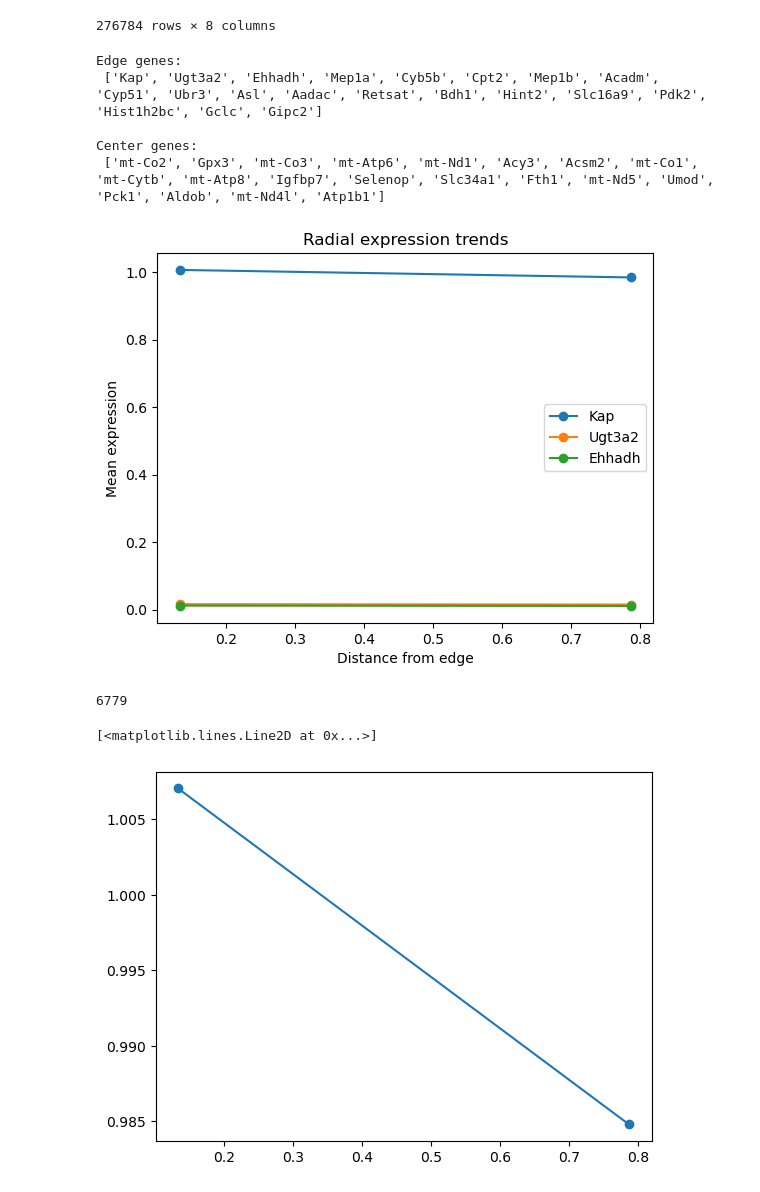
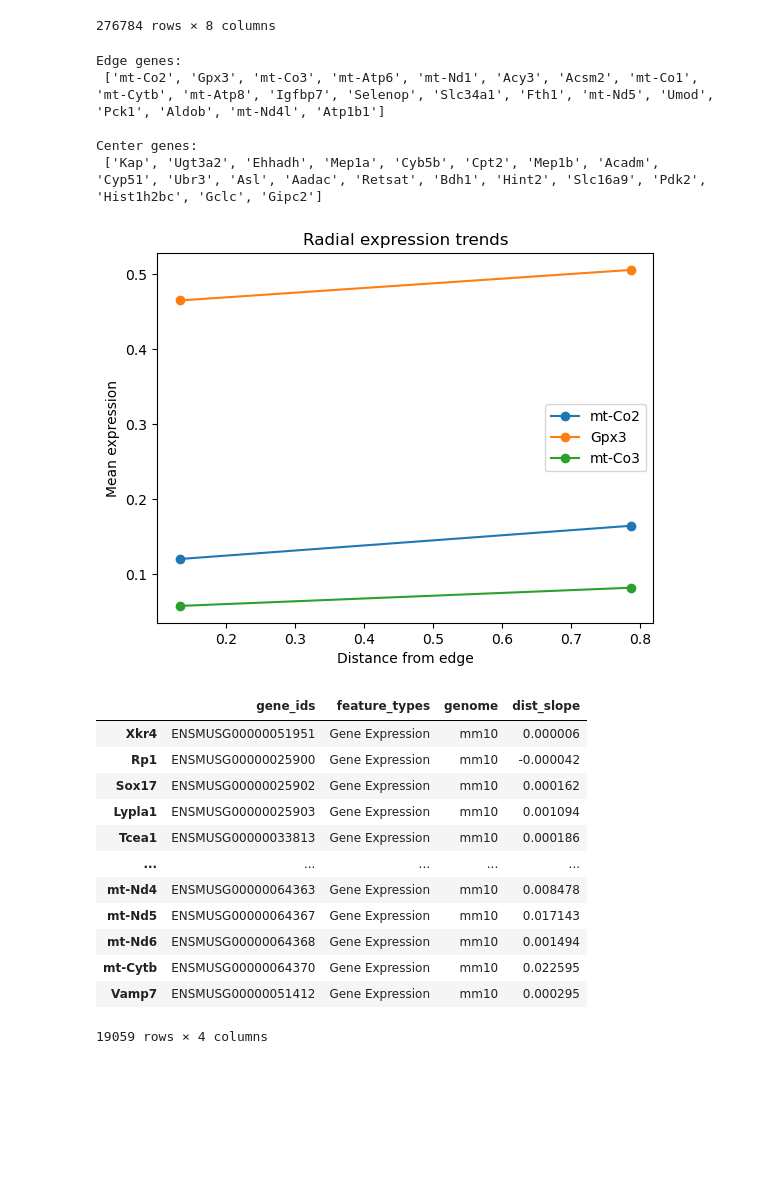
Before and after one commit to ssingh95jhu/Correlation_Kidney_Structure_Molecular_Presentation, a Jupyter notebook: HighThru_ProxTub_LinReg.ipynb, the cells around one changed output. Saved outputs shown, nothing was run; the diff lists cells and outputs as text; code cells hidden in the pictures; blank space fills up the shorter version.

```diff
--- a/HighThru_ProxTub_LinReg.ipynb
+++ b/HighThru_ProxTub_LinReg.ipynb
@@ -442,38 +512,45 @@ for g in range(bin_means.shape[1]):
 # %%
 subset.var["dist_slope"] = betas
 
-top_edge = subset.var.sort_values("dist_slope").head(20) #Only selecting the the top 20 genes
-top_center = subset.var.sort_values("dist_slope", ascending=False).head(20)
+top_center = subset.var.sort_values("dist_slope").head(20) #Only selecting the the top 20 genes
+top_edge = subset.var.sort_values("dist_slope", ascending=False).head(20)
 
 print("Edge genes:\n", top_edge.index.tolist())
 print("\nCenter genes:\n", top_center.index.tolist())
 
 import matplotlib.pyplot as plt
 
 genes_to_plot = top_edge.index[:3].tolist() #+ top_center.index[:3].tolist()
 
 for gene in genes_to_plot:
     g_idx = subset.var_names.get_loc(gene)
 
     plt.plot(bin_centers, bin_means[:, g_idx], marker='o', label=gene)
 
 plt.xlabel("Distance from edge")
 plt.ylabel("Mean expression")
 plt.title("Radial expression trends")
 plt.legend()
 plt.show()
+
+subset.var
 # %% [output]
 Edge genes:
- ['Kap', 'Ugt3a2', 'Ehhadh', 'Mep1a', 'Cyb5b', 'Cpt2', 'Mep1b', 'Acadm', 'Cyp51', 'Ubr3', 'Asl', 'Aadac', 'Retsat', 'Bdh1', 'Hint2', 'Slc16a9', 'Pdk2', 'Hist1h2bc', 'Gclc', 'Gipc2']
+ ['mt-Co2', 'Gpx3', 'mt-Co3', 'mt-Atp6', 'mt-Nd1', 'Acy3', 'Acsm2', 'mt-Co1', 'mt-Cytb', 'mt-Atp8', 'Igfbp7', 'Selenop', 'Slc34a1', 'Fth1', 'mt-Nd5', 'Umod', 'Pck1', 'Aldob', 'mt-Nd4l', 'Atp1b1']
 
 Center genes:
- ['mt-Co2', 'Gpx3', 'mt-Co3', 'mt-Atp6', 'mt-Nd1', 'Acy3', 'Acsm2', 'mt-Co1', 'mt-Cytb', 'mt-Atp8', 'Igfbp7', 'Selenop', 'Slc34a1', 'Fth1', 'mt-Nd5', 'Umod', 'Pck1', 'Aldob', 'mt-Nd4l', 'Atp1b1']
+ ['Kap', 'Ugt3a2', 'Ehhadh', 'Mep1a', 'Cyb5b', 'Cpt2', 'Mep1b', 'Acadm', 'Cyp51', 'Ubr3', 'Asl', 'Aadac', 'Retsat', 'Bdh1', 'Hint2', 'Slc16a9', 'Pdk2', 'Hist1h2bc', 'Gclc', 'Gipc2']
-[figure, old version]
+[figure, new version]
+|  | gene_ids | feature_types | genome | dist_slope |
+| Xkr4 | ENSMUSG00000051951 | Gene Expression | mm10 | 0.000006 |
+| Rp1 | ENSMUSG00000025900 | Gene Expression | mm10 | -0.000042 |
+| Sox17 | ENSMUSG00000025902 | Gene Expression | mm10 | 0.000162 |
+| Lypla1 | ENSMUSG00000025903 | Gene Expression | mm10 | 0.001094 |
+| Tcea1 | ENSMUSG00000033813 | Gene Expression | mm10 | 0.000186 |
+| ... | ... | ... | ... | ... |
+| mt-Nd4 | ENSMUSG00000064363 | Gene Expression | mm10 | 0.008478 |
+| mt-Nd5 | ENSMUSG00000064367 | Gene Expression | mm10 | 0.017143 |
+| mt-Nd6 | ENSMUSG00000064368 | Gene Expression | mm10 | 0.001494 |
+| mt-Cytb | ENSMUSG00000064370 | Gene Expression | mm10 | 0.022595 |
+| Vamp7 | ENSMUSG00000051412 | Gene Expression | mm10 | 0.000295 |
+19059 rows × 4 columns
-# %%
-g_idx=subset.var_names.get_loc('Kap')
-print(g_idx)
-plt.plot(bin_centers, bin_means[:, g_idx], marker='o', label=gene)
-# %% [output]
-6779
-[<matplotlib.lines.Line2D at 0x...>]
-[figure, removed]
```
Also changed, not shown: parts of 10 cells of this notebook, 1 other file.
